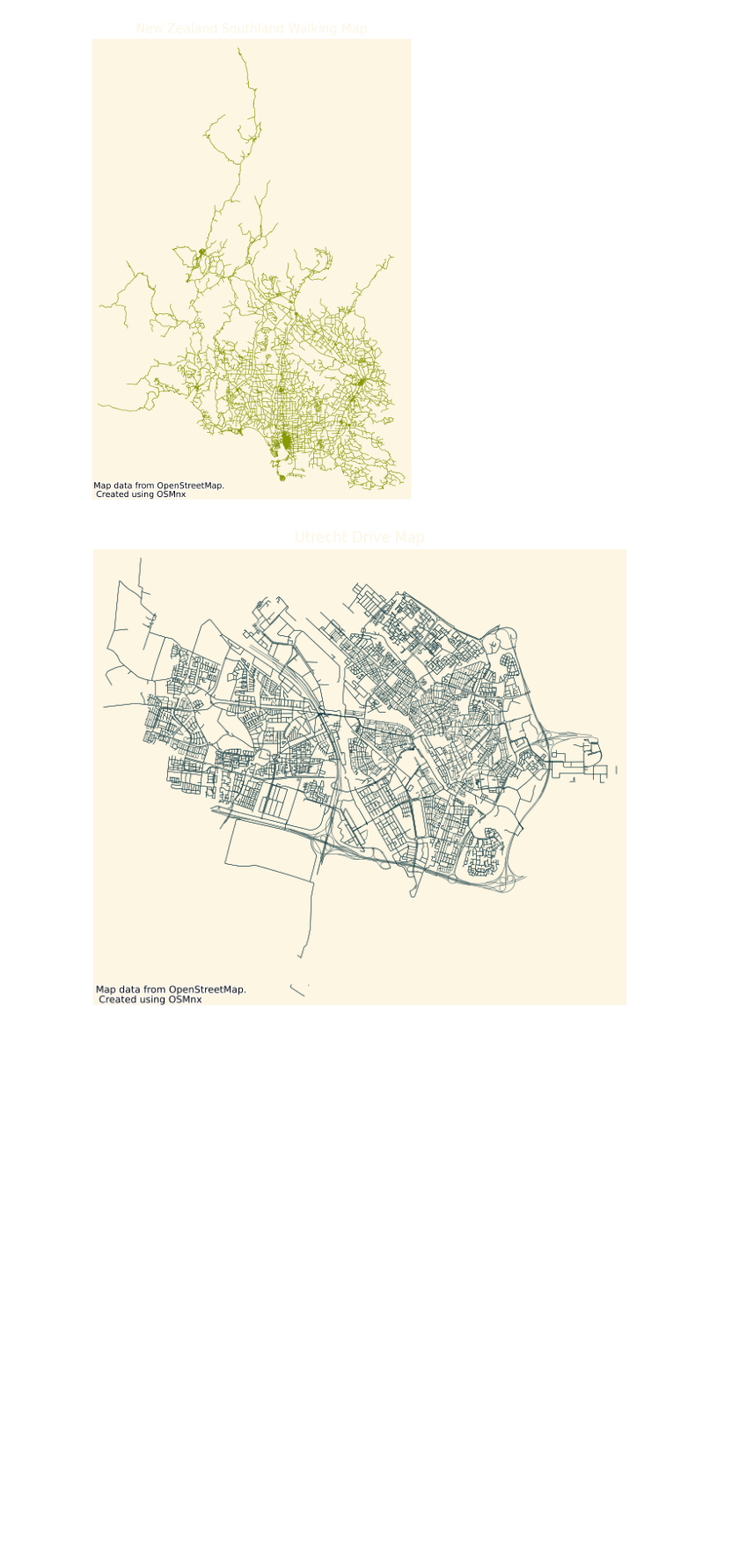
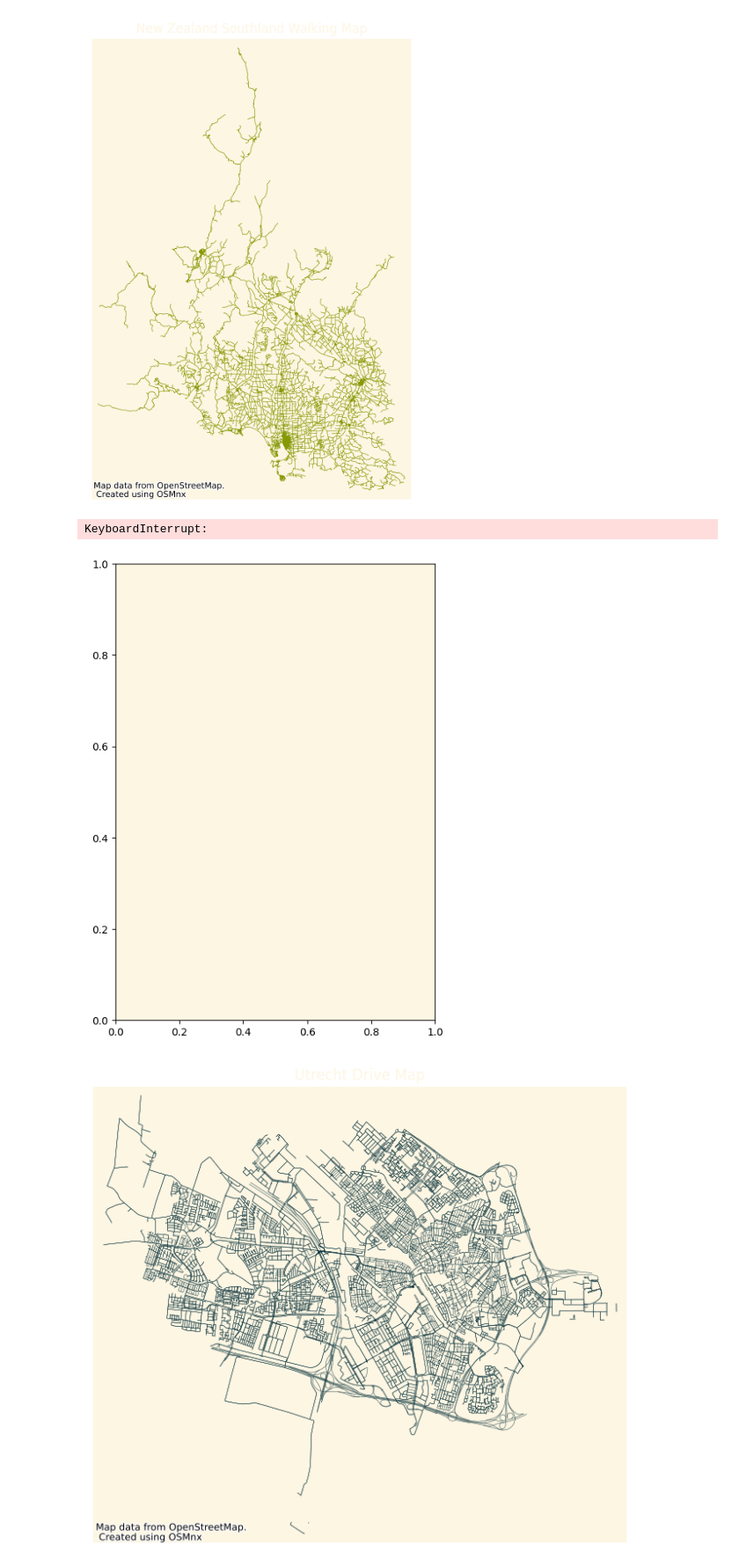
Before and after one commit to kimnewzealand/art-of-maps-2, a Jupyter notebook: generate_maps.ipynb, the cells around one changed output. Shown at 88% size. Drawn from its saved outputs; the diff is of its cells as text; code cells hidden in the pictures; blank space fills up the shorter version.

```diff
--- a/generate_maps.ipynb
+++ b/generate_maps.ipynb
@@ -63,6 +62,27 @@ ctx.add_attribution(ax, attr_osmnx)
 plt.show()
 # %% [output]
 [figure]
+# %%
+# Create Southland walking trails with matplotlib and osmnx with basemap
+place ="Southland, New Zealand"
+gdf = ox.geocoder.geocode_to_gdf([place])
+G = ox.graph.graph_from_place(place, network_type="walk", simplify=True)
+fig, ax = ox.plot.plot_graph(
+    G,
+    show=False,
+    close=False,
+    bgcolor=base3_colour,
+    edge_color=green_colour,
+    edge_linewidth=0.3,
+    node_size=0,
+)
+gdf.plot(ax=ax, fc=base3_colour, ec=None, lw=1, alpha=1, zorder=-1)
+plt.title("New Zealand Southland Walking Map",color=base3_colour)
+ctx.add_basemap(ax)
+plt.show()
+# %% [output]
+KeyboardInterrupt:
+[figure, added]
 # %%
 # Create Road map of Utrecht with matplotlib and osmnx
 place ="Utrecht, Netherlands"
```
Also changed, not shown: parts of 4 cells of this notebook, 7 other files.
